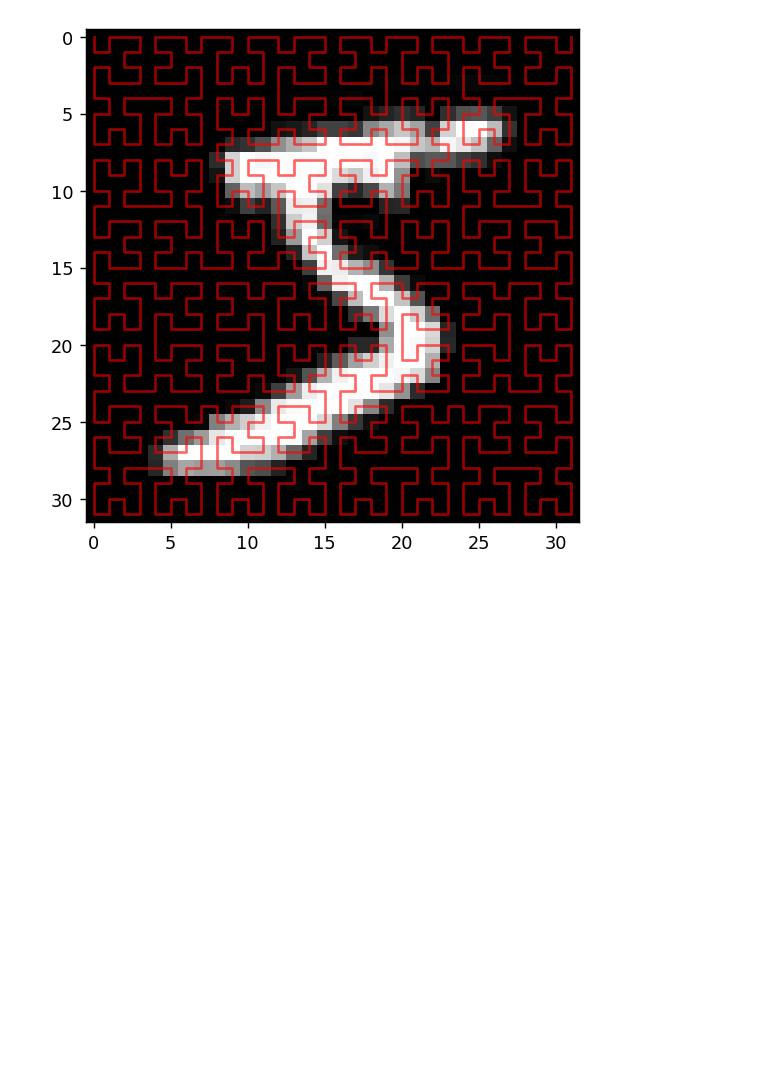
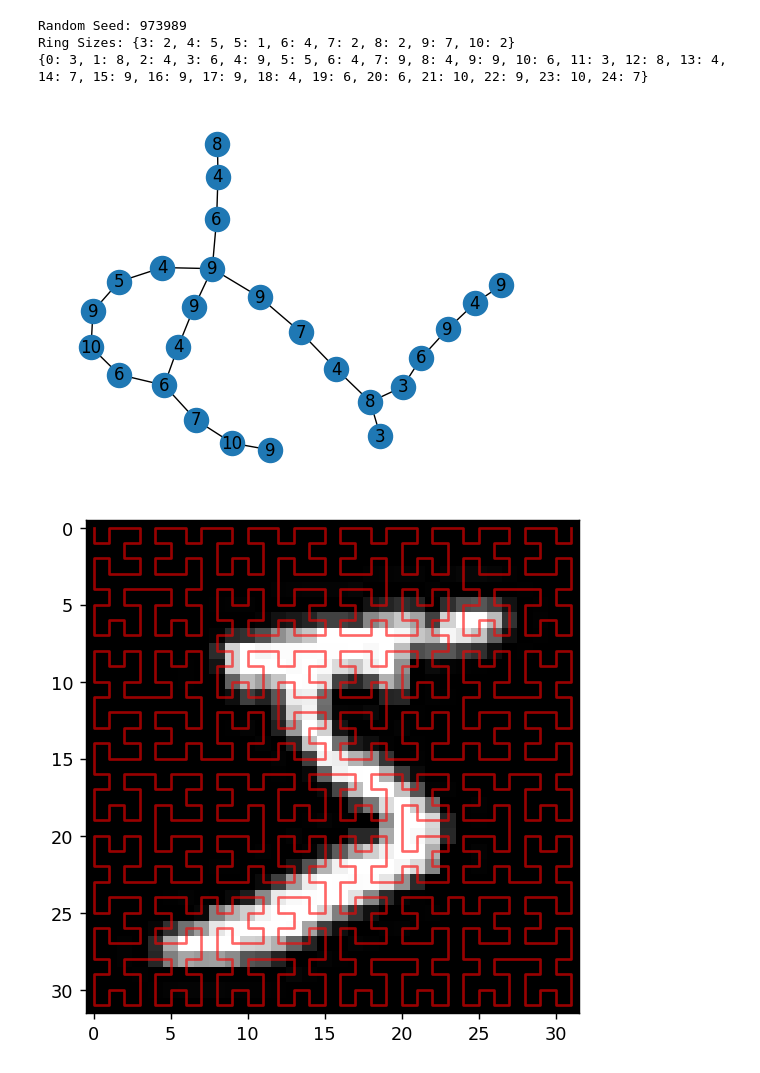
Before and after one commit to ajy-123/coupled_oscillators, a Jupyter notebook: coupled-nv-oscillators-classification-mnist.ipynb, the cells around one changed output. Cells and saved outputs as stored; diff of their text form; code cells hidden in the pictures; blank space fills up the shorter version.

```diff
--- a/coupled-nv-oscillators-classification-mnist.ipynb
+++ b/coupled-nv-oscillators-classification-mnist.ipynb
@@ -207,3 +220,20 @@ Ring Sizes: {3: 23, 4: 18, 5: 15, 6: 20, 7: 17, 8: 20, 9: 16, 10: 21}
+# %%
+"""
+Display Small-World Graph
+"""
+network2 = CoupledOscillator(n_rings = 25)
+w = network2.W / network2.eps
+graph = nx.from_numpy_array(w)
+pos = nx.spring_layout(graph)
+labels = {index : value for index, value in enumerate(network2.R)}
+print(labels)
+nx.draw_networkx_labels(graph, pos = pos, labels= labels)
+nx.draw(graph, pos = pos)
+# %% [output]
+Random Seed: 973989
+Ring Sizes: {3: 2, 4: 5, 5: 1, 6: 4, 7: 2, 8: 2, 9: 7, 10: 2}
+{0: 3, 1: 8, 2: 4, 3: 6, 4: 9, 5: 5, 6: 4, 7: 9, 8: 4, 9: 9, 10: 6, 11: 3, 12: 8, 13: 4, 14: 7, 15: 9, 16: 9, 17: 9, 18: 4, 19: 6, 20: 6, 21: 10, 22: 9, 23: 10, 24: 7}
+[figure, added]
 # %%
 """
 Generate input: MNIST Data according to Hilbert Curve
```
Also changed, not shown: parts of 4 cells of this notebook.
